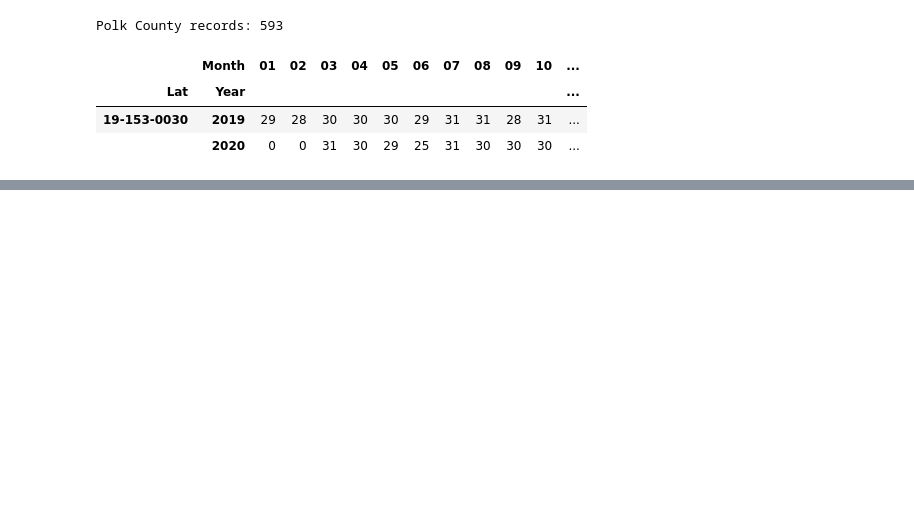
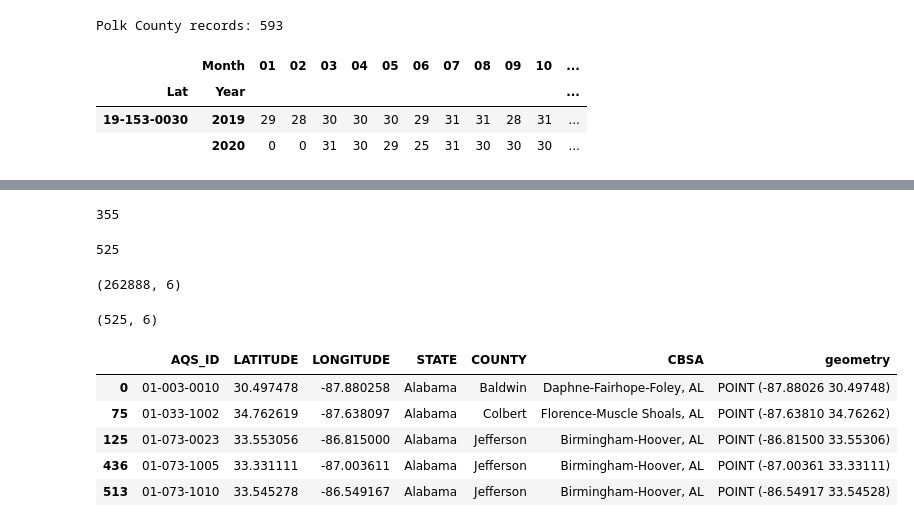
Before and after one commit to ahashmi/wids-2022, a Jupyter notebook: notebooks/wids250_epa_prep.ipynb, the cells around one changed output, grey strips where cells are left out. Cells and saved outputs as stored; diff of their text form; code cells hidden in the pictures; blank space fills up the shorter version.

```diff
--- a/notebooks/wids250_epa_prep.ipynb
+++ b/notebooks/wids250_epa_prep.ipynb
@@ -233,0 +269,20 @@ june_2020_polk_ia_epa_df[well_populated]
+# %%
+## number of unique counties
+epa_df['COUNTY'].nunique()
+# %% [output]
+355
+# %%
+## number of unique sites
+state_site_counts.sum()
+# %% [output]
+525
+# %%
+locations = epa_df[col_groups['ID'] + col_groups['Location']].copy()
+locations.shape
+# %% [output]
+(262888, 6)
+# %%
+locations.drop_duplicates(inplace=True)
+locations.shape
+# %% [output]
+(525, 6)
@@ -233,0 +292,9 @@ june_2020_polk_ia_epa_df[well_populated]
+# %%
+gdf.head()
+# %% [output]
+|  | AQS_ID | LATITUDE | LONGITUDE | STATE | COUNTY | CBSA | geometry |
+| 0 | 01-003-0010 | 30.497478 | -87.880258 | Alabama | Baldwin | Daphne-Fairhope-Foley, AL | POINT (-87.88026 30.49748) |
+| 75 | 01-033-1002 | 34.762619 | -87.638097 | Alabama | Colbert | Florence-Muscle Shoals, AL | POINT (-87.63810 34.76262) |
+| 125 | 01-073-0023 | 33.553056 | -86.815000 | Alabama | Jefferson | Birmingham-Hoover, AL | POINT (-86.81500 33.55306) |
+| 436 | 01-073-1005 | 33.331111 | -87.003611 | Alabama | Jefferson | Birmingham-Hoover, AL | POINT (-87.00361 33.33111) |
+| 513 | 01-073-1010 | 33.545278 | -86.549167 | Alabama | Jefferson | Birmingham-Hoover, AL | POINT (-86.54917 33.54528) |
```
Also changed, not shown: parts of 11 cells of this notebook.
